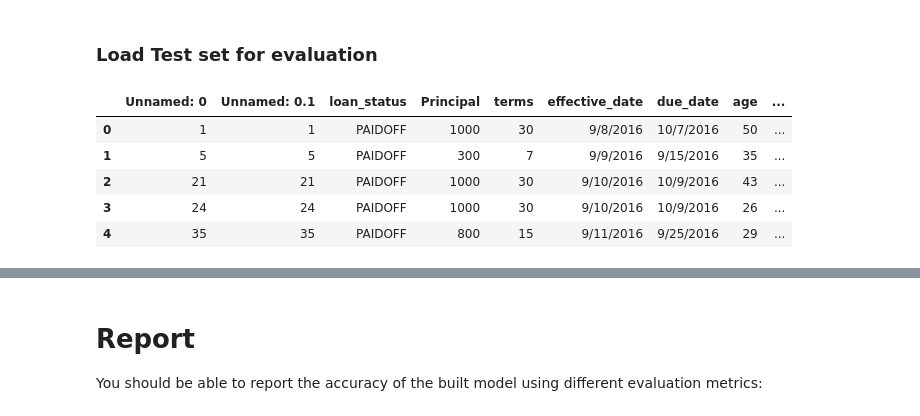
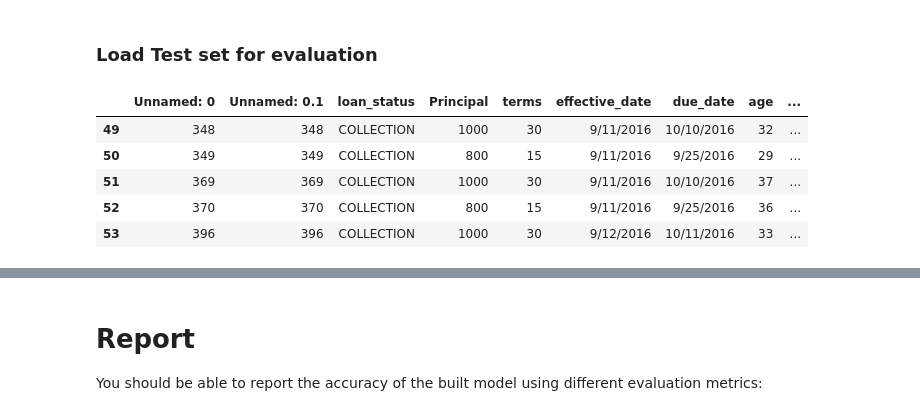
Before and after one commit to Danielslimaa/coursera-capstone-project, a Jupyter notebook: Coursera-Capstone-notebook.ipynb, the cells around one changed output, grey strips where cells are left out. Cells and saved outputs as stored; diff of their text form; code cells hidden in the pictures.

```diff
--- a/Coursera-Capstone-notebook.ipynb
+++ b/Coursera-Capstone-notebook.ipynb
@@ -302,11 +529,11 @@ Saving to: ‘loan_test.csv’
 ### Load Test set for evaluation
 # %%
 test_df = pd.read_csv('loan_test.csv')
-test_df.head()
+test_df.tail()
 # %% [output]
 |  | Unnamed: 0 | Unnamed: 0.1 | loan_status | Principal | terms | effective_date | due_date | age | ... |
-| 0 | 1 | 1 | PAIDOFF | 1000 | 30 | 9/8/2016 | 10/7/2016 | 50 | ... |
-| 1 | 5 | 5 | PAIDOFF | 300 | 7 | 9/9/2016 | 9/15/2016 | 35 | ... |
-| 2 | 21 | 21 | PAIDOFF | 1000 | 30 | 9/10/2016 | 10/9/2016 | 43 | ... |
-| 3 | 24 | 24 | PAIDOFF | 1000 | 30 | 9/10/2016 | 10/9/2016 | 26 | ... |
-| 4 | 35 | 35 | PAIDOFF | 800 | 15 | 9/11/2016 | 9/25/2016 | 29 | ... |
+| 49 | 348 | 348 | COLLECTION | 1000 | 30 | 9/11/2016 | 10/10/2016 | 32 | ... |
+| 50 | 349 | 349 | COLLECTION | 800 | 15 | 9/11/2016 | 9/25/2016 | 29 | ... |
+| 51 | 369 | 369 | COLLECTION | 1000 | 30 | 9/11/2016 | 10/10/2016 | 37 | ... |
+| 52 | 370 | 370 | COLLECTION | 800 | 15 | 9/11/2016 | 9/25/2016 | 36 | ... |
+| 53 | 396 | 396 | COLLECTION | 1000 | 30 | 9/12/2016 | 10/11/2016 | 33 | ... |
```
Also changed, not shown: parts of 25 cells of this notebook.
